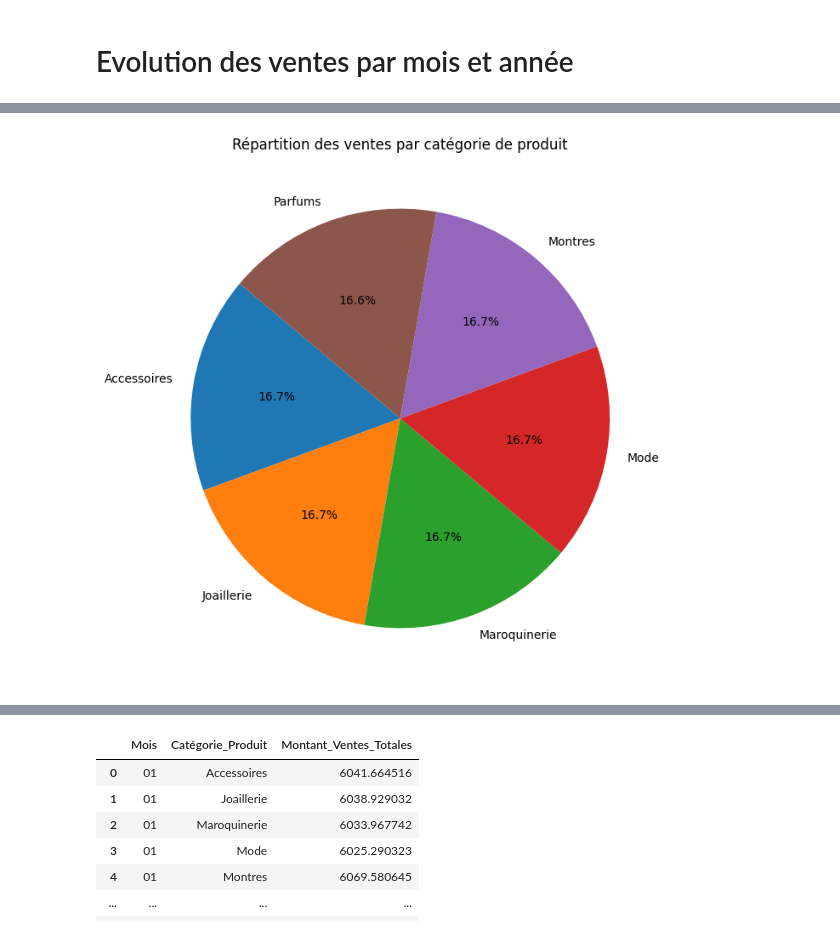
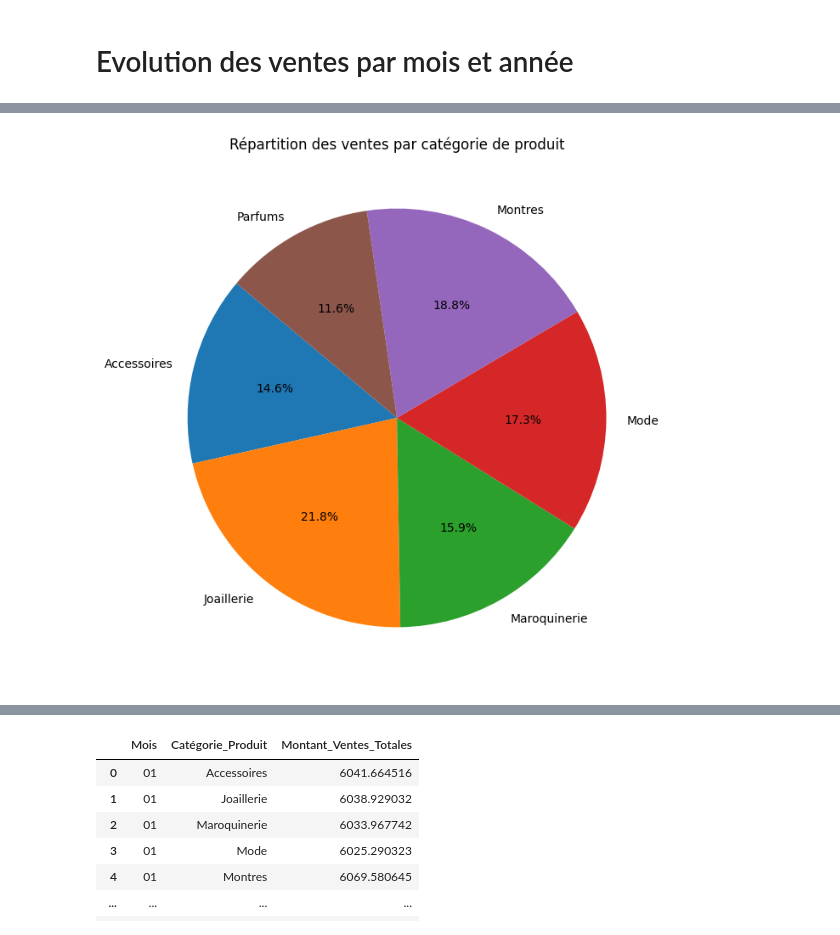
Before and after one commit to quentinepitechdigital/proj-spe, a Jupyter notebook: main.ipynb, the cells around one changed output, grey strips where cells are left out. Saved outputs shown, nothing was run; the diff lists cells and outputs as text; code cells hidden in the pictures.

```diff
--- a/main.ipynb
+++ b/main.ipynb
@@ -4,3 +4,5 @@ import matplotlib.pyplot as plt
 import seaborn as sns
 # %% [markdown]
 # On Met les ventes par canal sur 1 ligne
+# %%
+df = pd.read_csv('ventes_luxe_détaillées.csv', sep=',')
@@ -7,16 +61,17 @@ import seaborn as sns
 # %%
-df = pd.read_csv('ventes_luxe_détaillées.csv', sep=';')
 
-df['Jour'] = df['Date'].apply(lambda x: x.split('-')[2])
+df["Jour"] = df["Date"].dt.day
+df.rename(columns={"Montant des ventes": "Montant_Ventes"}, inplace=True)
+df.rename(columns={"Événement spécial": "Événement_spécial"}, inplace=True)
+df.rename(columns={"Canal de vente": "Canal_Vente"}, inplace=True)
 
-df["Date"] = pd.to_datetime(df["Date"])
 
-df_pivot = df.pivot_table(index=['Date', 'Catégorie_Produit', 'Événement_Spécial', 'Mois', 'Année', 'Jour'],
+df_pivot = df.pivot_table(index=['Date', 'Catégorie', 'Événement_spécial', 'Mois', 'Année', 'Jour'],
                           columns='Canal_Vente', values='Montant_Ventes').reset_index()
 
 # On pivote les colonnes
-df_pivot.columns = ['Date', 'Catégorie_Produit', 'Événement_Spécial', 'Mois', 'Année', 'Jour'] + \
-                   ['Montant_Ventes_' + canal.replace(' ', '_') for canal in df_pivot.columns[6:]]
+df_pivot.columns = ['Date', 'Catégorie', 'Événement_spécial', 'Mois', 'Année', 'Jour'] + \
+                   ['Montant_' + canal.replace(' ', '_') for canal in df_pivot.columns[6:]]
 
 df_pivot.fillna(0, inplace=True)
 
@@ -32,7 +87,7 @@ df = df_pivot
 
 df['Jour_Semaine'] = (df['Date'] - pd.Timestamp('2018-01-01')).dt.days % 7 + 1
 
-df["Montant_Ventes_Totales"] = df["Montant_Ventes_Boutique_Physique"] + df["Montant_Ventes_En_ligne"] + df["Montant_Ventes_Grands_Magasins"] + df["Montant_Ventes_Ventes_Privées"]
+df["Montant_Ventes_Totales"] = df["Montant_Boutiques_physiques"] + df["Montant_Ventes_en_ligne"] + df["Montant_Grands_Magasins"] + df["Montant_Ventes_privées"]
 
 df
 # %% [output]
@@ -72,10 +127,6 @@ plt.show()
 # %%
-
-# Chargement des données depuis le fichier CSV
-df = pd.read_csv('ventes_luxe_détaillées.csv', sep=';')
-
 # Calcul de la somme des ventes par catégorie de produit
-df_category_sales = df.groupby('Catégorie_Produit')['Montant_Ventes'].sum()
+df_category_sales = df.groupby('Catégorie')['Montant_Ventes_Totales'].sum()
 
 # Création du graphique circulaire
 plt.figure(figsize=(10, 8))
@@ -87,14 +138,14 @@ FileNotFoundError: [Errno 2] No such file or directory: 'votre_fichier.csv'
 # %%
 # Calcul de la répartition des ventes par catégorie de produit
-sales_by_category = df.groupby('Catégorie_Produit')['Montant_Ventes_Totales'].sum()
+sales_by_category = df.groupby('Catégorie')['Montant_Ventes_Totales'].sum()
 
 # Création du diagramme en secteurs
 plt.figure(figsize=(8, 8))
 sales_by_category.plot.pie(autopct='%1.1f%%', startangle=140)
 plt.title("Répartition des ventes par catégorie de produit")
 plt.ylabel("")  # Cache l'étiquette de l'axe y
 plt.show()
 # %% [output]
-[figure, old version]
+[figure, new version]
 # %%
 # Calcul des ventes moyennes avec et sans événements spéciaux
```
Also changed, not shown: parts of 14 cells of this notebook, 1 other file.
